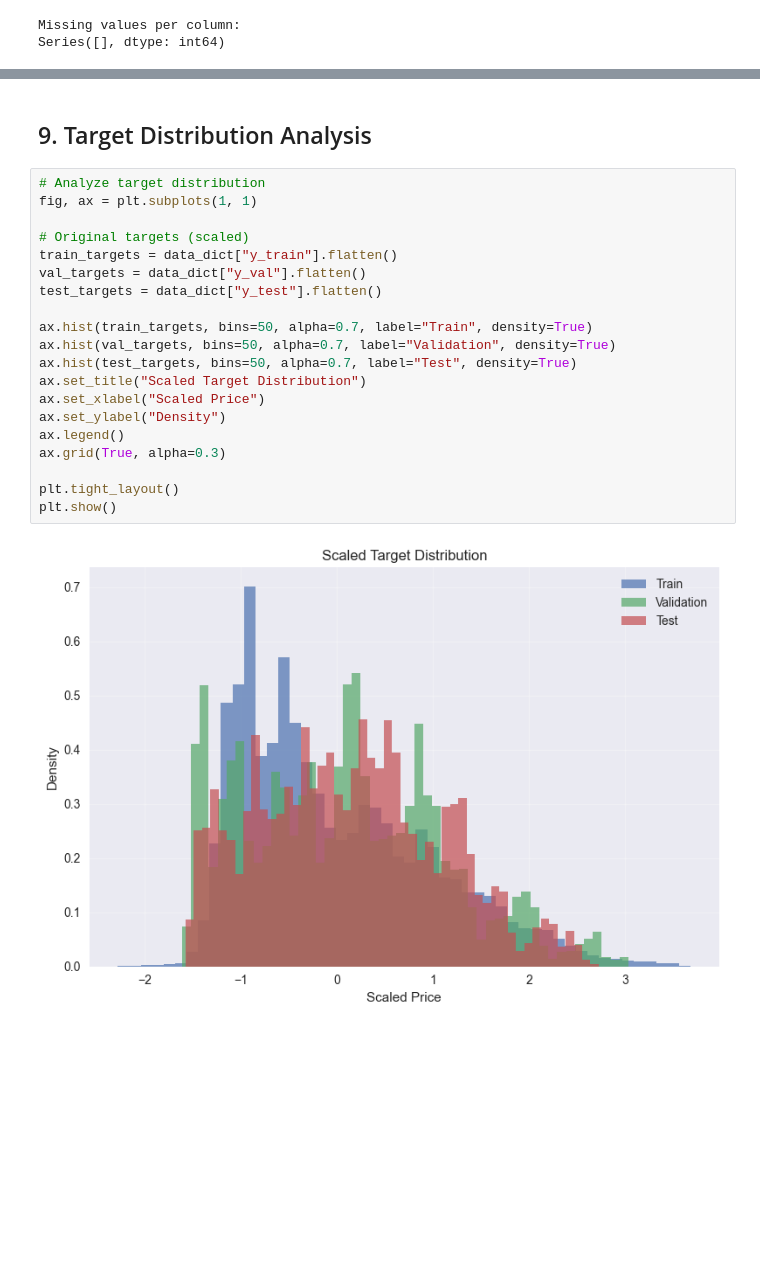
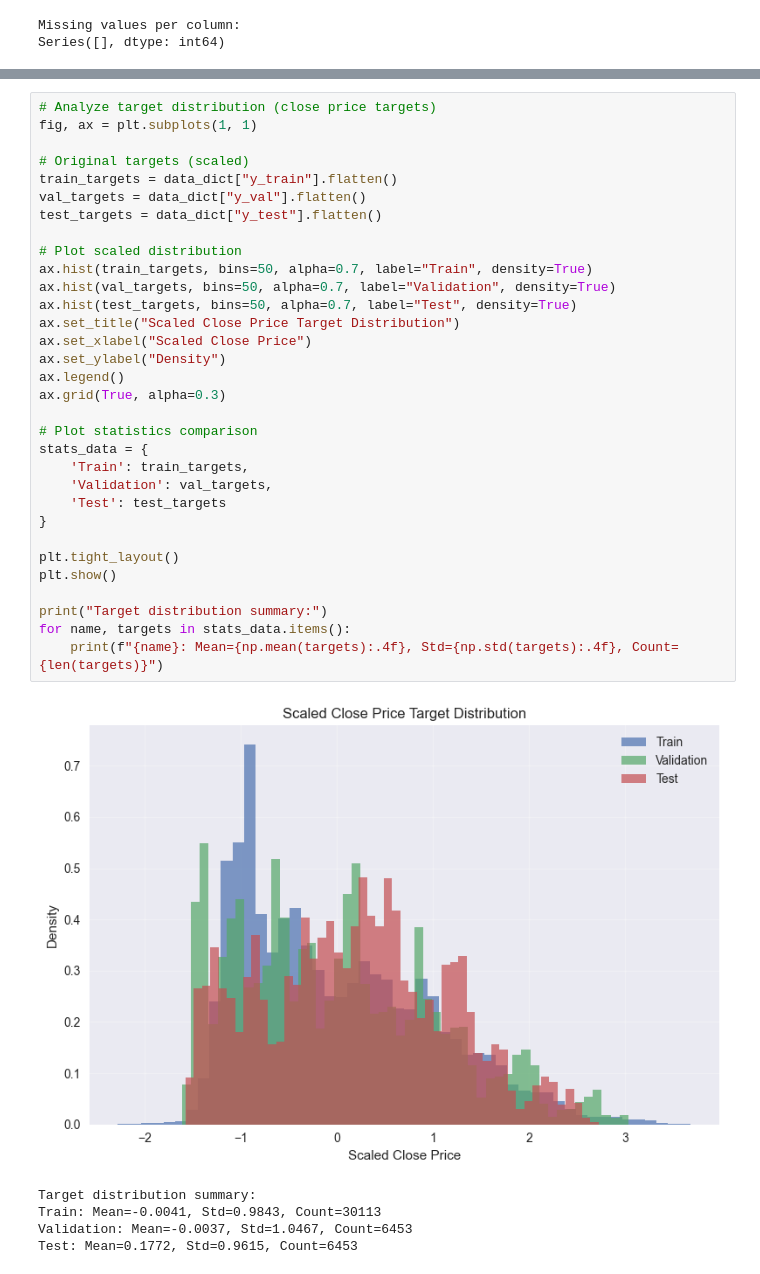
Before and after one commit to alejobarrera28/stock-price-prediction, a Jupyter notebook: data/exploration.ipynb, the cells around one changed output, grey strips where cells are left out. Drawn from its saved outputs; the diff is of its cells as text; blank space fills up the shorter version.

Commit message:
Simplify everything to work only with close price

```diff
--- a/data/exploration.ipynb
+++ b/data/exploration.ipynb
@@ -241,24 +198,38 @@ Sample target: -0.6668
-# %% [markdown]
-## 9. Target Distribution Analysis
 # %%
-# Analyze target distribution
+# Analyze target distribution (close price targets)
 fig, ax = plt.subplots(1, 1)
 
 # Original targets (scaled)
 train_targets = data_dict["y_train"].flatten()
 val_targets = data_dict["y_val"].flatten()
 test_targets = data_dict["y_test"].flatten()
 
+# Plot scaled distribution
 ax.hist(train_targets, bins=50, alpha=0.7, label="Train", density=True)
 ax.hist(val_targets, bins=50, alpha=0.7, label="Validation", density=True)
 ax.hist(test_targets, bins=50, alpha=0.7, label="Test", density=True)
-ax.set_title("Scaled Target Distribution")
-ax.set_xlabel("Scaled Price")
+ax.set_title("Scaled Close Price Target Distribution")
+ax.set_xlabel("Scaled Close Price")
 ax.set_ylabel("Density")
 ax.legend()
 ax.grid(True, alpha=0.3)
 
+# Plot statistics comparison
+stats_data = {
+    'Train': train_targets,
+    'Validation': val_targets,
+    'Test': test_targets
+}
+
 plt.tight_layout()
 plt.show()
+
+print("Target distribution summary:")
+for name, targets in stats_data.items():
+    print(f"{name}: Mean={np.mean(targets):.4f}, Std={np.std(targets):.4f}, Count={len(targets)}")
 # %% [output]
-[figure, old version]
+[figure, new version]
+Target distribution summary:
+Train: Mean=-0.0041, Std=0.9843, Count=30113
+Validation: Mean=-0.0037, Std=1.0467, Count=6453
+Test: Mean=0.1772, Std=0.9615, Count=6453
```
Also changed, not shown: parts of 21 cells of this notebook, 6 other files.
